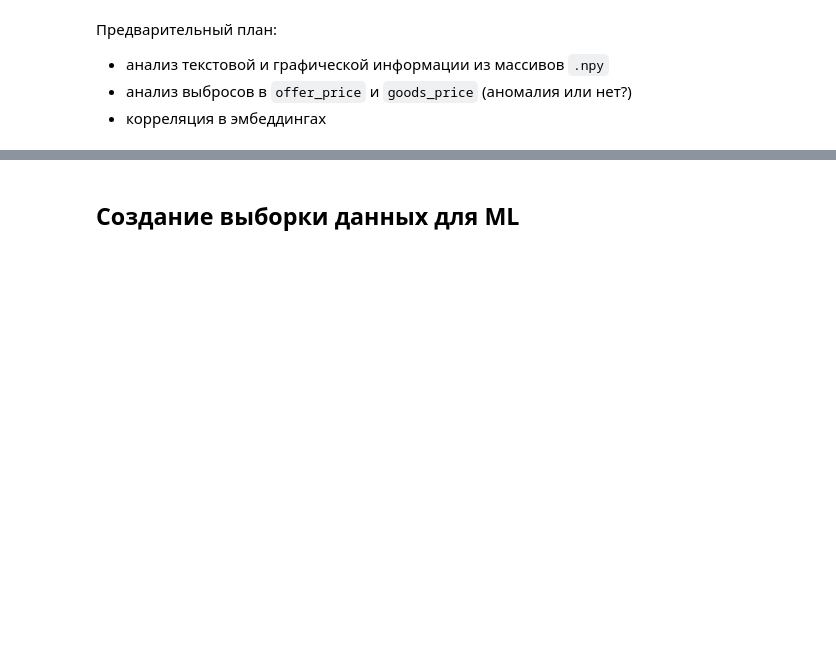
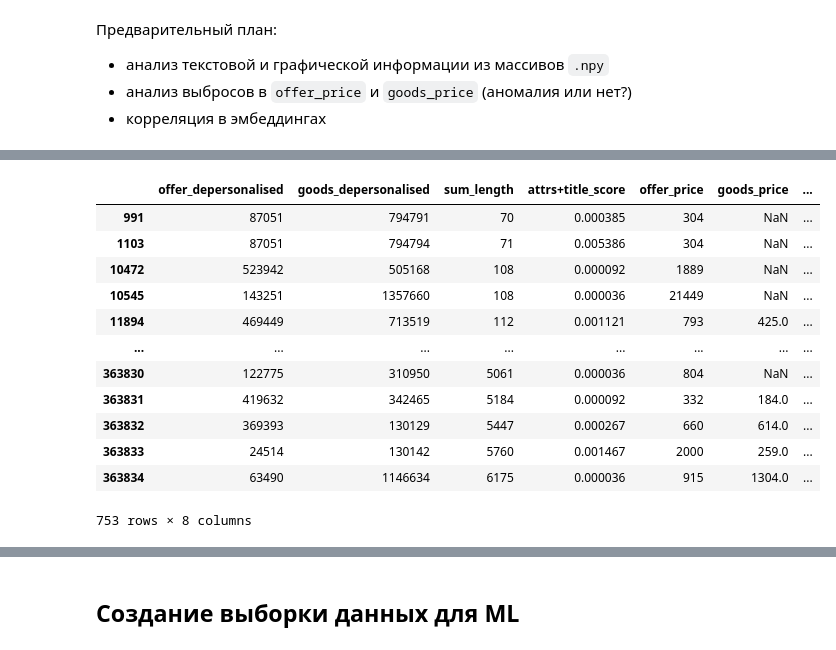
Before and after one commit to Danspers/Samokat.tech-Matching, a Jupyter notebook: Samokat.tech-Matching.ipynb, the cells around one changed output, grey strips where cells are left out. Saved outputs shown, nothing was run; the diff lists cells and outputs as text; code cells hidden in the pictures; blank space fills up the shorter version.

```diff
--- a/Samokat.tech-Matching.ipynb
+++ b/Samokat.tech-Matching.ipynb
@@ -975,0 +996,16 @@ ___
+# %%
+test_df[(test_df['goods_category_id']==2463684633817211)]
+# %% [output]
+|  | offer_depersonalised | goods_depersonalised | sum_length | attrs+title_score | offer_price | goods_price | ... |
+| 991 | 87051 | 794791 | 70 | 0.000385 | 304 | NaN | ... |
+| 1103 | 87051 | 794794 | 71 | 0.005386 | 304 | NaN | ... |
+| 10472 | 523942 | 505168 | 108 | 0.000092 | 1889 | NaN | ... |
+| 10545 | 143251 | 1357660 | 108 | 0.000036 | 21449 | NaN | ... |
+| 11894 | 469449 | 713519 | 112 | 0.001121 | 793 | 425.0 | ... |
+| ... | ... | ... | ... | ... | ... | ... | ... |
+| 363830 | 122775 | 310950 | 5061 | 0.000036 | 804 | NaN | ... |
+| 363831 | 419632 | 342465 | 5184 | 0.000092 | 332 | 184.0 | ... |
+| 363832 | 369393 | 130129 | 5447 | 0.000267 | 660 | 614.0 | ... |
+| 363833 | 24514 | 130142 | 5760 | 0.001467 | 2000 | 259.0 | ... |
+| 363834 | 63490 | 1146634 | 6175 | 0.000036 | 915 | 1304.0 | ... |
+753 rows × 8 columns
```
Also changed, not shown: parts of 3 cells of this notebook.
